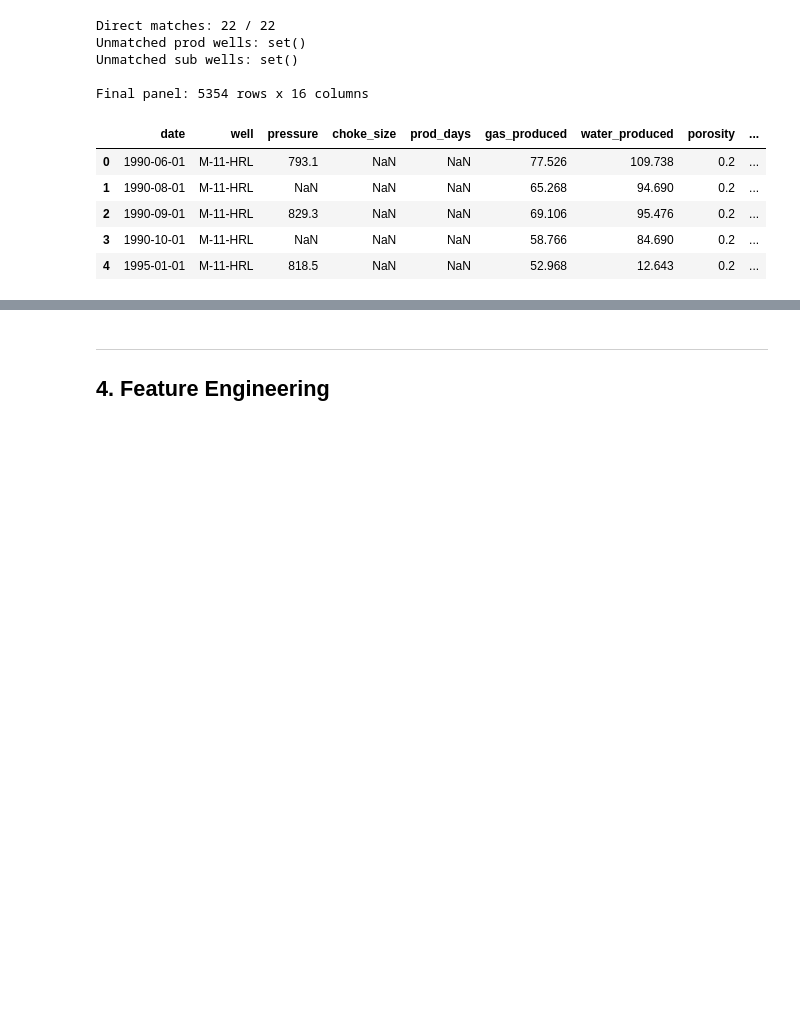
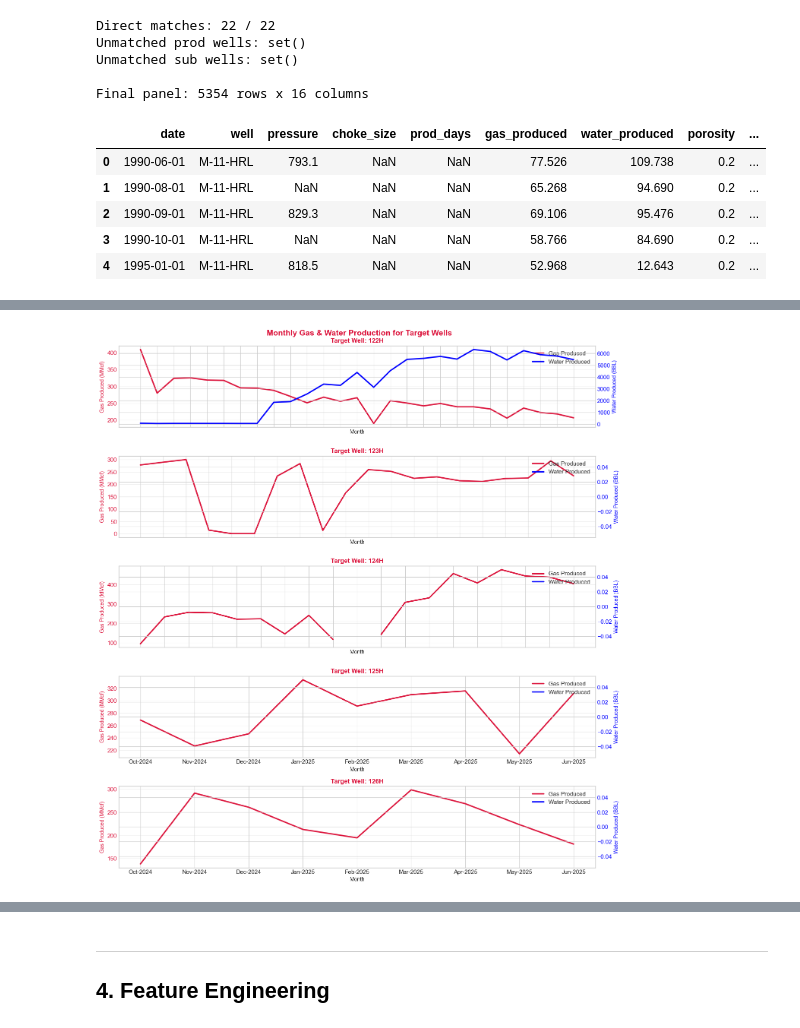
Before and after one commit to skatpar/water-breakthrough-prediction, a Jupyter notebook: MARI_Water_Breakthrough_Prediction.ipynb, the cells around one changed output, grey strips where cells are left out. Saved outputs shown, nothing was run; the diff lists cells and outputs as text; code cells hidden in the pictures; blank space fills up the shorter version.

```diff
--- a/MARI_Water_Breakthrough_Prediction.ipynb
+++ b/MARI_Water_Breakthrough_Prediction.ipynb
@@ -530,0 +442,5 @@ print(initial_bhp.to_string())
+# %%
+print(panel['well'].unique())
+panel['well'] = panel['well'].str.split('-').str[1]  # Keep only the first part before any spaces
+panel['well'].replace('E', 'E-2', inplace=True)
+print(panel['well'].unique())
@@ -530,0 +460,7 @@ print(initial_bhp.to_string())
+# %%
+bhp['date'] = pd.to_datetime(bhp['date'], errors='coerce')
+# %%
+print(gas_gravity_df['well'].unique())
+gas_gravity_df['well'] = gas_gravity_df['well'].str.split('-').str[1]  # Keep only the first part before any spaces
+gas_gravity_df['well'].replace('E', 'E-2', inplace=True)
+print(gas_gravity_df['well'].unique())
@@ -530,0 +474,4 @@ print(initial_bhp.to_string())
+# %%
+combined_panel = pd.merge(panel, bhp, left_on=['well', 'date'], right_on=['well', 'date'], how='left')
+combined_panel = pd.merge(combined_panel, gas_gravity_df, left_on=['well'], right_on=['well'], how='left')
+combined_panel
@@ -530,0 +494,46 @@ print(initial_bhp.to_string())
+# %%
+# Plot target wells separately with monthly gas production and water production
+
+target_wells = ['122H', '123H', '124H', '125H', '126H']
+fig, axes = plt.subplots(len(target_wells), 1, figsize=(14, 3 * len(target_wells)), sharex=False)
+
+if len(target_wells) == 1:
+    axes = [axes]
+
+for idx, well in enumerate(target_wells):
+    ax = axes[idx]
+    wdata = combined_panel[combined_panel['well'] == well].sort_values('date')
+    if not wdata.empty and wdata['date'].notna().any():
+        x_vals = wdata['date'].dt.strftime('%b-%Y')
+    else:
+        x_vals = wdata['date']
+    ax.plot(x_vals, wdata['gas_produced'], color='crimson', linewidth=2.5, label='Gas Produced')
+    ax.set_title(f'Target Well: {well}', fontsize=12, fontweight='bold', color='crimson')
+    ax.set_xlabel('Month', fontsize=10)
+    ax.set_ylabel('Gas Produced (MMcf)', fontsize=10, color='crimson')
+    ax.tick_params(axis='y', labelcolor='crimson')
+    ax.grid(axis='y', alpha=0.3)
+
+    ax2 = ax.twinx()
+    ax2.plot(x_vals, wdata['water_produced'], color='blue', linewidth=2.5, label='Water Produced')
+    ax2.set_ylabel('Water Produced (BBL)', fontsize=10, color='blue')
+    ax2.tick_params(axis='y', labelcolor='blue')
+
+    # Show only a subset of x-ticks for readability
+    if len(x_vals) > 12:
+        for label in ax.get_xticklabels():
+            label.set_visible(False)
+        for label in ax.get_xticklabels()[::int(len(x_vals)/12)]:
+            label.set_visible(True)
+
+    # Combined legend
+    lines1, labels1 = ax.get_legend_handles_labels()
+    lines2, labels2 = ax2.get_legend_handles_labels()
+    ax.legend(lines1 + lines2, labels1 + labels2, loc='upper right')
+
+plt.suptitle('Monthly Gas & Water Production for Target Wells', fontsize=15, fontweight='bold', color='crimson')
+plt.tight_layout()
+plt.savefig(FIGURES_DIR / '00_target_wells_monthly_gas_water.png', dpi=150, bbox_inches='tight')
+plt.show()
+# %% [output]
+[figure, added]
```
Also changed, not shown: parts of 10 cells of this notebook, 4 other files.
